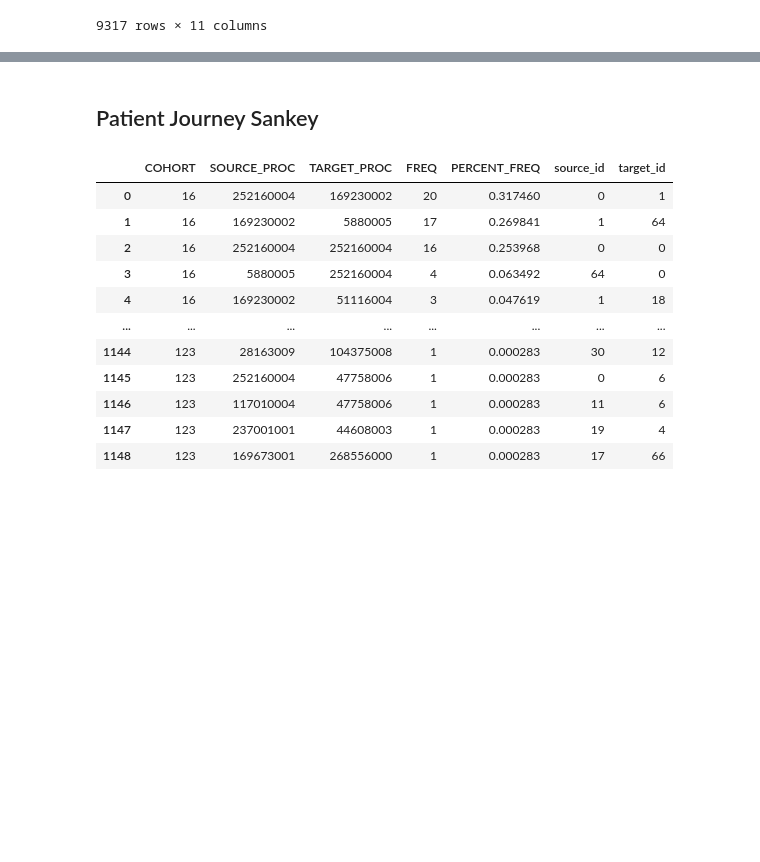
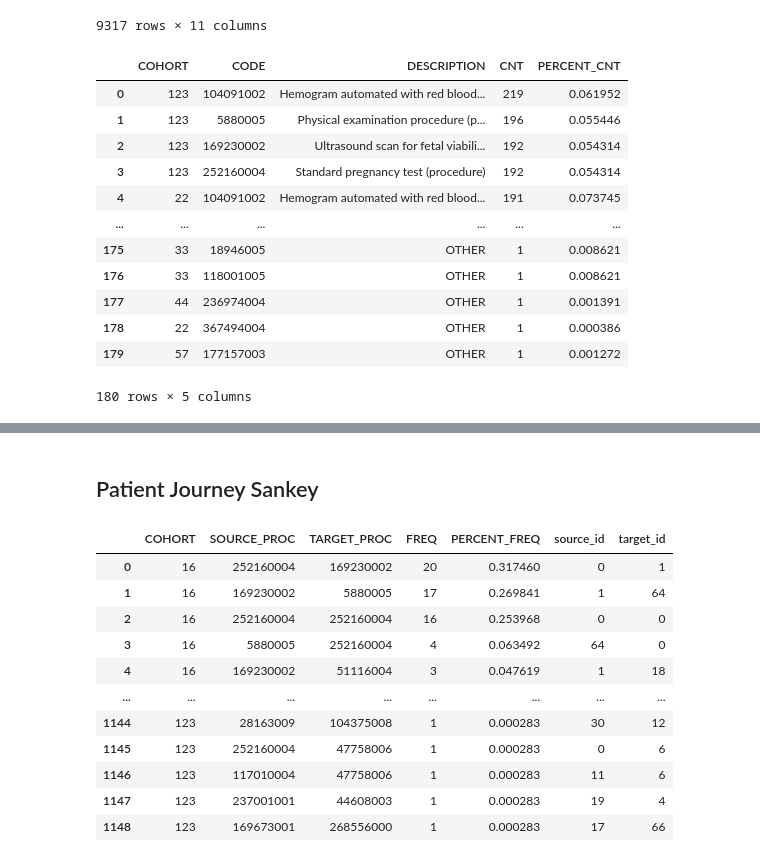
Before and after one commit to stumoore/snowflake-graph-analytics, a Jupyter notebook: patient-journey/pj-demo-step3-insights.ipynb, the cells around one changed output, grey strips where cells are left out. Cells and saved outputs as stored; diff of their text form; code cells hidden in the pictures; blank space fills up the shorter version.

```diff
--- a/patient-journey/pj-demo-step3-insights.ipynb
+++ b/patient-journey/pj-demo-step3-insights.ipynb
@@ -83,3 +111,27 @@ proc_cohorts_df
 | 9315 | 43 | 2001-04-05 06:00:31 | 2001-04-05 06:15:31 | 37c9a873-d7b8-b1ad-3f34-22eb52218432 | 500fe2f0-f046-323b-18cf-ec56557afa54 | http://snomed.info/sct | 18946005 | Epidural anesthesia (procedure) | 1294.99 | ... |
 | 9316 | 43 | 2001-04-05 06:00:31 | 2001-04-05 06:15:31 | 37c9a873-d7b8-b1ad-3f34-22eb52218432 | 500fe2f0-f046-323b-18cf-ec56557afa54 | http://snomed.info/sct | 66348005 | Childbirth | 431.40 | ... |
 9317 rows × 11 columns
+# %%
+proc_cohort_agg_df = session.sql(f'''
+    SELECT COHORT, CODE, DESCRIPTION, COUNT(*) AS CNT, RATIO_TO_REPORT(CNT) OVER (PARTITION BY COHORT) AS PERCENT_CNT
+    FROM PATIENT_DB.PUBLIC.PROCEDURE_COHORTS
+    GROUP BY COHORT, CODE, DESCRIPTION
+    ORDER BY CNT DESC
+''').to_pandas()
+proc_cohort_agg_df['COHORT'] = proc_cohort_agg_df['COHORT'].astype(str)
+proc_cohort_agg_df.loc[proc_cohort_agg_df.PERCENT_CNT < 0.035, 'DESCRIPTION'] = "OTHER"
+proc_cohort_agg_df
+# %% [output]
+|  | COHORT | CODE | DESCRIPTION | CNT | PERCENT_CNT |
+| 0 | 123 | 104091002 | Hemogram automated with red blood... | 219 | 0.061952 |
+| 1 | 123 | 5880005 | Physical examination procedure (p... | 196 | 0.055446 |
+| 2 | 123 | 169230002 | Ultrasound scan for fetal viabili... | 192 | 0.054314 |
+| 3 | 123 | 252160004 | Standard pregnancy test (procedure) | 192 | 0.054314 |
+| 4 | 22 | 104091002 | Hemogram automated with red blood... | 191 | 0.073745 |
+| ... | ... | ... | ... | ... | ... |
+| 175 | 33 | 18946005 | OTHER | 1 | 0.008621 |
+| 176 | 33 | 118001005 | OTHER | 1 | 0.008621 |
+| 177 | 44 | 236974004 | OTHER | 1 | 0.001391 |
+| 178 | 22 | 367494004 | OTHER | 1 | 0.000386 |
+| 179 | 57 | 177157003 | OTHER | 1 | 0.001272 |
+180 rows × 5 columns
```
Also changed, not shown: parts of 6 cells of this notebook.
